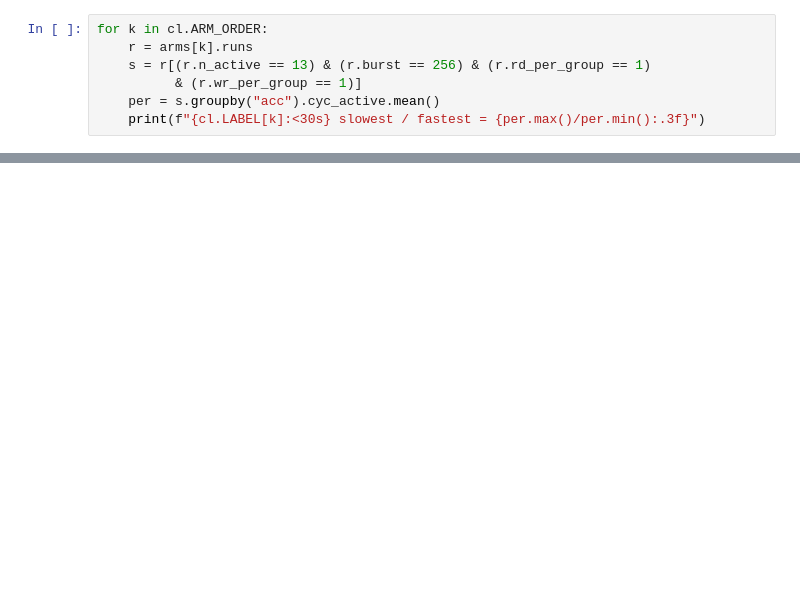
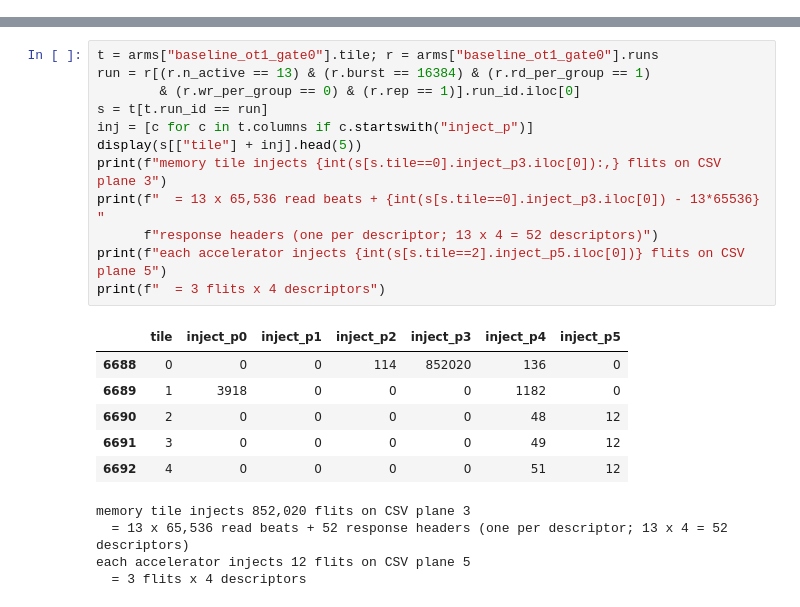
Before and after one commit to eugeniomuscinelli/esp-mem-characterization, a Jupyter notebook: characterization_report_4x4.ipynb, the cells around one changed output, grey strips where cells are left out. Drawn from its saved outputs; the diff is of its cells as text; blank space fills up the shorter version.

```diff
--- a/characterization_report_4x4.ipynb
+++ b/characterization_report_4x4.ipynb
@@ -615,7 +0,0 @@ plt.show()
-# %%
-for k in cl.ARM_ORDER:
-    r = arms[k].runs
-    s = r[(r.n_active == 13) & (r.burst == 256) & (r.rd_per_group == 1)
-          & (r.wr_per_group == 1)]
-    per = s.groupby("acc").cyc_active.mean()
-    print(f"{cl.LABEL[k]:<30s} slowest / fastest = {per.max()/per.min():.3f}")
@@ -834,0 +273,23 @@ silently.
+# %%
+t = arms["baseline_ot1_gate0"].tile; r = arms["baseline_ot1_gate0"].runs
+run = r[(r.n_active == 13) & (r.burst == 16384) & (r.rd_per_group == 1)
+        & (r.wr_per_group == 0) & (r.rep == 1)].run_id.iloc[0]
+s = t[t.run_id == run]
+inj = [c for c in t.columns if c.startswith("inject_p")]
+display(s[["tile"] + inj].head(5))
+print(f"memory tile injects {int(s[s.tile==0].inject_p3.iloc[0]):,} flits on CSV plane 3")
+print(f"  = 13 x 65,536 read beats + {int(s[s.tile==0].inject_p3.iloc[0]) - 13*65536} "
+      f"response headers (one per descriptor; 13 x 4 = 52 descriptors)")
+print(f"each accelerator injects {int(s[s.tile==2].inject_p5.iloc[0])} flits on CSV plane 5")
+print(f"  = 3 flits x 4 descriptors")
+# %% [output]
+|  | tile | inject_p0 | inject_p1 | inject_p2 | inject_p3 | inject_p4 | inject_p5 |
+| 6688 | 0 | 0 | 0 | 114 | 852020 | 136 | 0 |
+| 6689 | 1 | 3918 | 0 | 0 | 0 | 1182 | 0 |
+| 6690 | 2 | 0 | 0 | 0 | 0 | 48 | 12 |
+| 6691 | 3 | 0 | 0 | 0 | 0 | 49 | 12 |
+| 6692 | 4 | 0 | 0 | 0 | 0 | 51 | 12 |
+memory tile injects 852,020 flits on CSV plane 3
+  = 13 x 65,536 read beats + 52 response headers (one per descriptor; 13 x 4 = 52 descriptors)
+each accelerator injects 12 flits on CSV plane 5
+  = 3 flits x 4 descriptors
```
Also changed, not shown: parts of 98 cells of this notebook, 1 other file.
